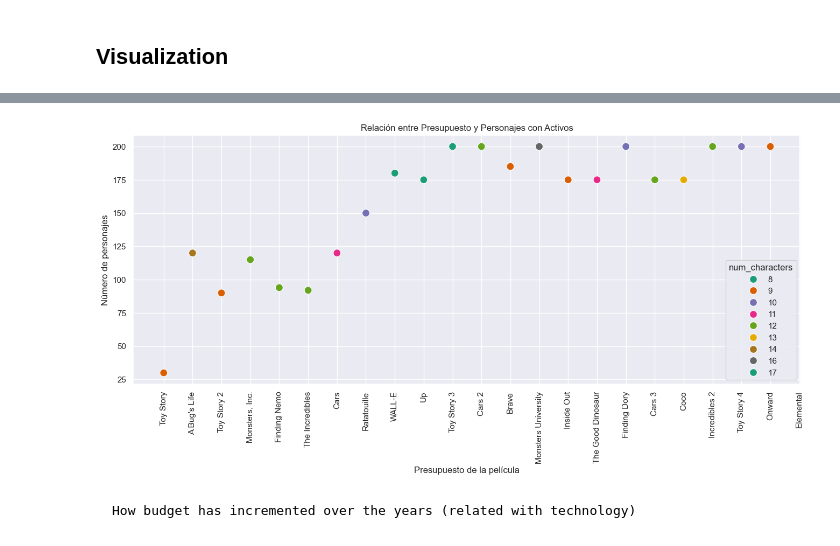
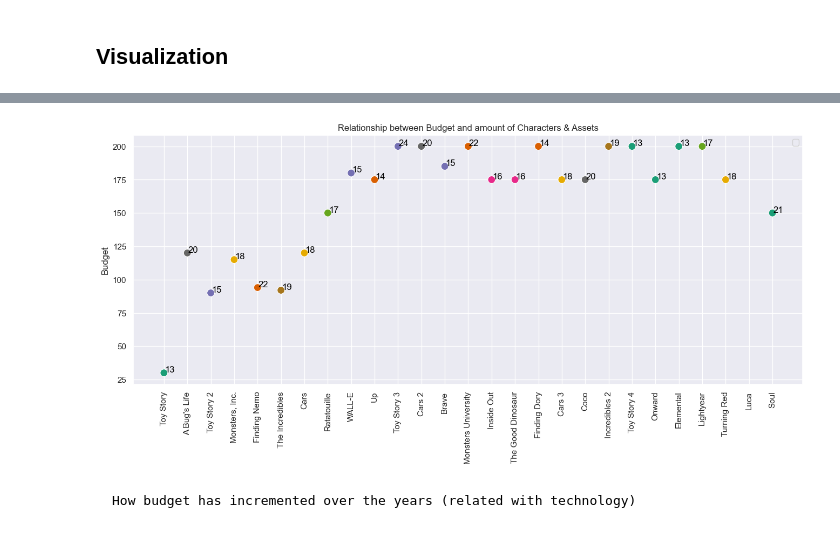
Before and after one commit to niniet98/PROJECT-II, a Jupyter notebook: notebooks/visualization.ipynb, the cells around one changed output, grey strips where cells are left out. Drawn from its saved outputs; the diff is of its cells as text; code cells hidden in the pictures.

```diff
--- a/notebooks/visualization.ipynb
+++ b/notebooks/visualization.ipynb
@@ -25,16 +23,20 @@ pixar_films.head(3)
-# %%
-# Crea el gráfico de dispersión
-sns.scatterplot(data=pixar_films, x='film', y='budget', hue='num_characters', palette='Dark2', s=100)
-
-# Añade etiquetas a los ejes y un título
-plt.xlabel('Presupuesto de la película')
-plt.ylabel('Número de personajes')
-plt.title('Relación entre Presupuesto y Personajes con Activos')
-plt.xticks(rotation=90)
-# Muestra el gráfico
-plt.show()
-# %% [output]
-[figure, removed]
+# %%
+sns.scatterplot(data=pixar_films, x='film', y='budget', hue='assets_+_characters', palette='Dark2', s=100)
+for i in range(pixar_films.shape[0]):
+    # plt.text(pixar_films["film"][i], pixar_films["budget"][i], pixar_films["assets_+_characters"][i], fontsize=10, color='black', ha='left')
+    plt.annotate(pixar_films["assets_+_characters"][i], (pixar_films["film"][i], pixar_films["budget"][i]), textcoords="offset points", xytext=(1, 1), fontsize=12, color='black')
+sns.set(rc={"figure.figsize": (16, 6)})
+
+plt.xlabel('')
+plt.ylabel('Budget')
+plt.title('Relationship between Budget and amount of Characters & Assets')
+plt.legend(labels=[])
+plt.xticks(rotation=90)
+plt.savefig('../figures/budget_art_design.png', bbox_inches='tight')
+
+plt.show()
+# %% [output]
+[figure, added]
 # %% [markdown]
     How budget has incremented over the years (related with technology)
 # %%
```
Also changed, not shown: parts of 10 cells of this notebook, 12 other files.
